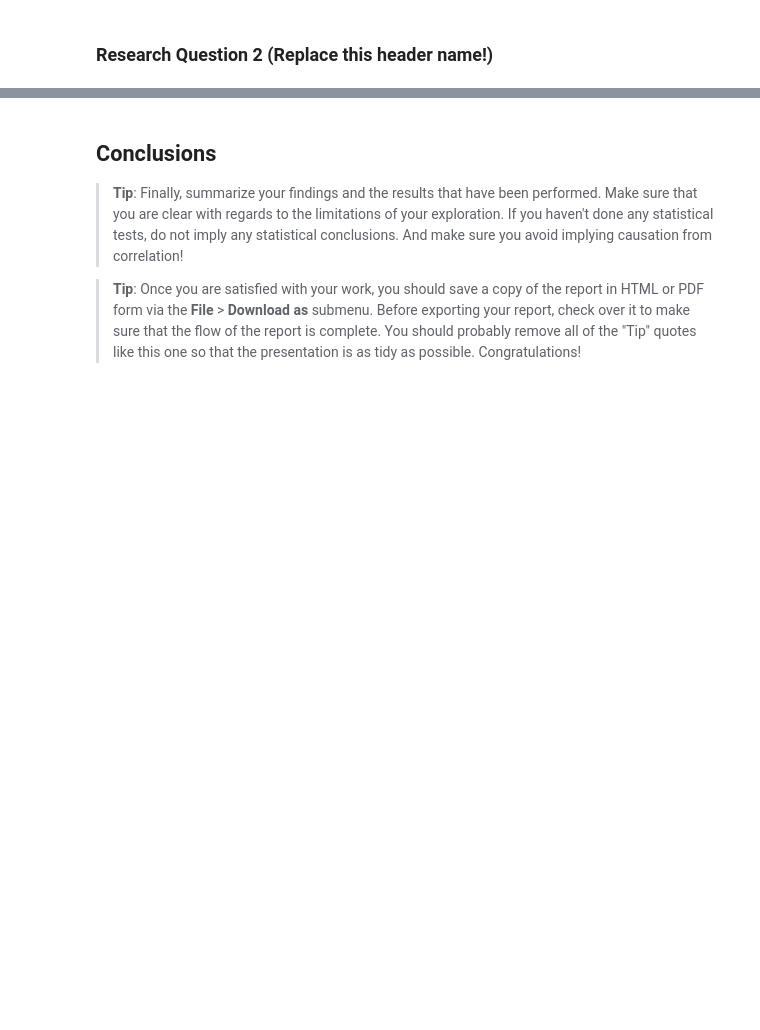
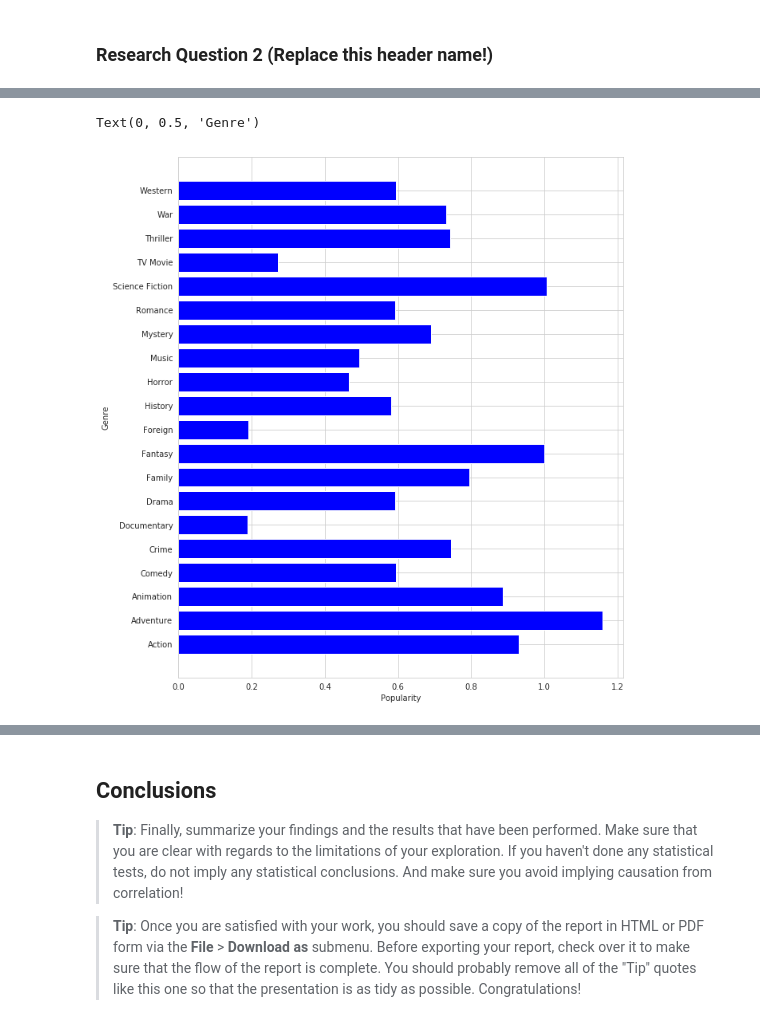
Before and after one commit to gautamgadiyar/Movies_data_investigation, a Jupyter notebook: movie-dataset-investigation.ipynb, the cells around one changed output, grey strips where cells are left out. Saved outputs shown, nothing was run; the diff lists cells and outputs as text; code cells hidden in the pictures; blank space fills up the shorter version.

```diff
--- a/movie-dataset-investigation.ipynb
+++ b/movie-dataset-investigation.ipynb
@@ -177,0 +323,22 @@ median_pop.plot()
+# %%
+def get_genre_property(property):
+    genre_property=movies_df[['genres',property]]
+    genre_property_list = []
+    for index,column in genre_property.iterrows():
+        current_movie = column['genres'].split('|')
+        current_property = column[property]
+        for each_genre in current_movie:
+            genre_property_list.append([each_genre,current_property])
+    genre_property_list
+    genre_property_df = pd.DataFrame(genre_property_list,columns=['genres',property])
+    return genre_property_df
+# %%
+genre_popularity_df = get_genre_property('popularity')
+mean_genre_popularity = genre_popularity_df.groupby('genres').mean()
+plt.subplots(figsize=(10,12))
+plt.barh(mean_genre_popularity.index, mean_genre_popularity['popularity'], color='blue')
+plt.xlabel('Popularity')
+plt.ylabel("Genre")
+# %% [output]
+Text(0, 0.5, 'Genre')
+[figure, added]
```
Also changed, not shown: parts of 12 cells of this notebook.
